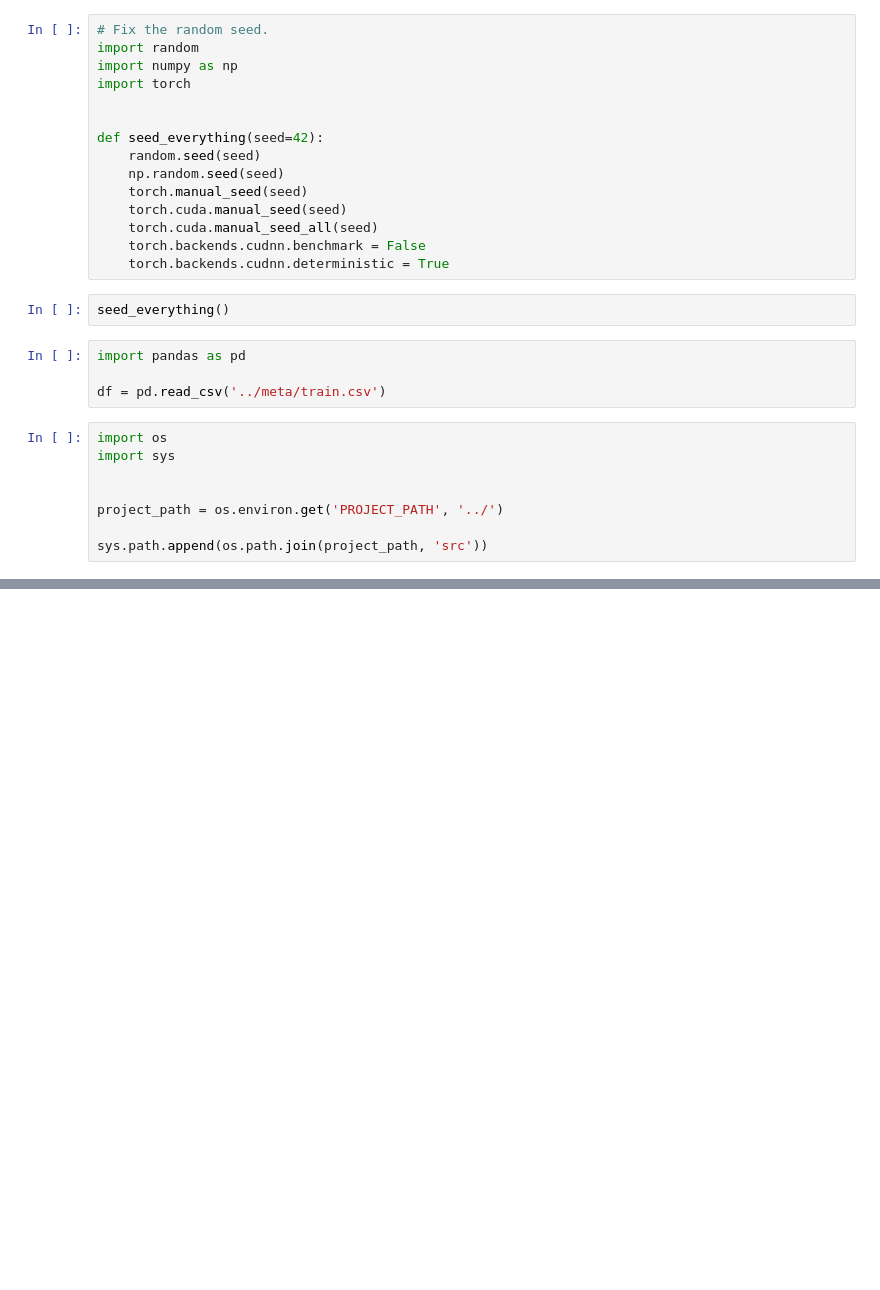
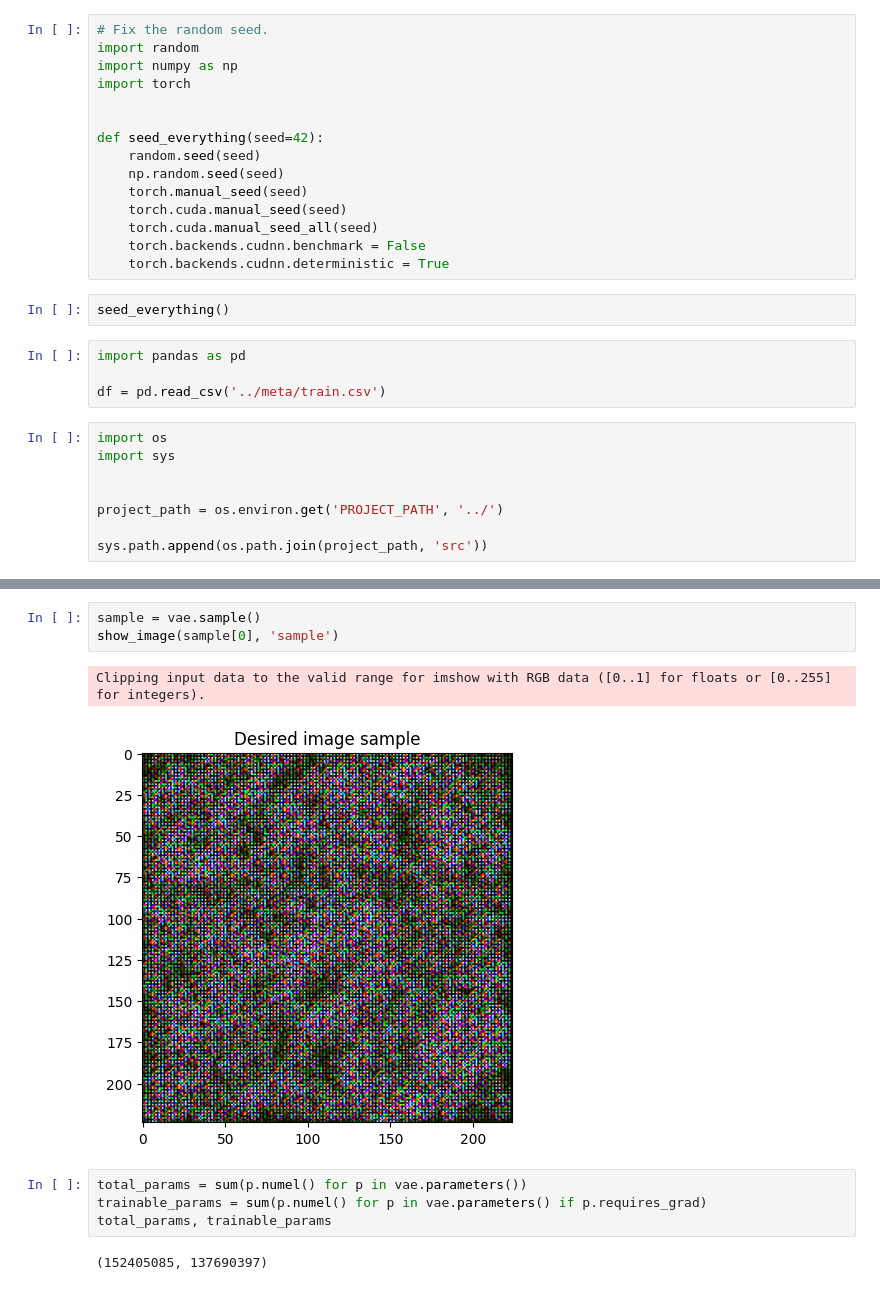
Before and after one commit to juanpajedrez/CS231N-Final-Proj, a Jupyter notebook: notebooks/experiments.ipynb, the cells around one changed output, grey strips where cells are left out. Cells and saved outputs as stored; diff of their text form; blank space fills up the shorter version.

```diff
--- a/notebooks/experiments.ipynb
+++ b/notebooks/experiments.ipynb
@@ -35,0 +132,12 @@ dfs_holder, dfs_names = DfReader(data='small').get_dfs()
+# %%
+sample = vae.sample()
+show_image(sample[0], 'sample')
+# %% [output]
+Clipping input data to the valid range for imshow with RGB data ([0..1] for floats or [0..255] for integers).
+[figure, added]
+# %%
+total_params = sum(p.numel() for p in vae.parameters())
+trainable_params = sum(p.numel() for p in vae.parameters() if p.requires_grad)
+total_params, trainable_params
+# %% [output]
+(152405085, 137690397)
```
Also changed, not shown: parts of 13 cells of this notebook, 3 other files.
